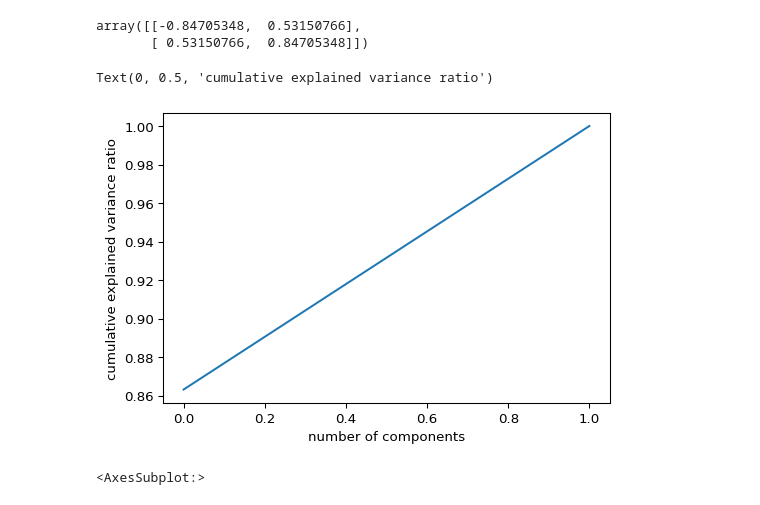
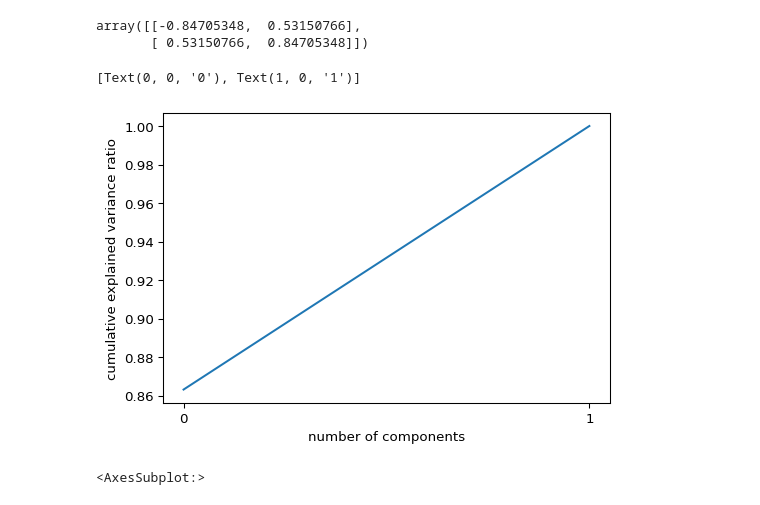
Before and after one commit to alextanhongpin/data-mining-for-business-analytics, a Jupyter notebook: 04_dimension_reduction.ipynb, the cells around one changed output. Drawn from its saved outputs; the diff is of its cells as text; code cells hidden in the pictures.

Commit message:
chore: update PCA chart

```diff
--- a/04_dimension_reduction.ipynb
+++ b/04_dimension_reduction.ipynb
@@ -281,11 +281,13 @@ array([[-0.84705348,  0.53150766],
 # %%
 pca_df = pd.Series(np.cumsum(pca.explained_variance_ratio_))
 ax = pca_df.plot()
 ax.set_xlabel("number of components")
 ax.set_ylabel("cumulative explained variance ratio")
+ax.set_xticks(pca_df.index)
+ax.set_xticklabels(pca_df.index)
 # %% [output]
-Text(0, 0.5, 'cumulative explained variance ratio')
+[Text(0, 0, '0'), Text(1, 0, '1')]
-[figure, old version]
+[figure, new version]
 # %%
 # Feature 'calories' contributes to
 pd.Series(
```
Also changed, not shown: parts of 11 cells of this notebook.
